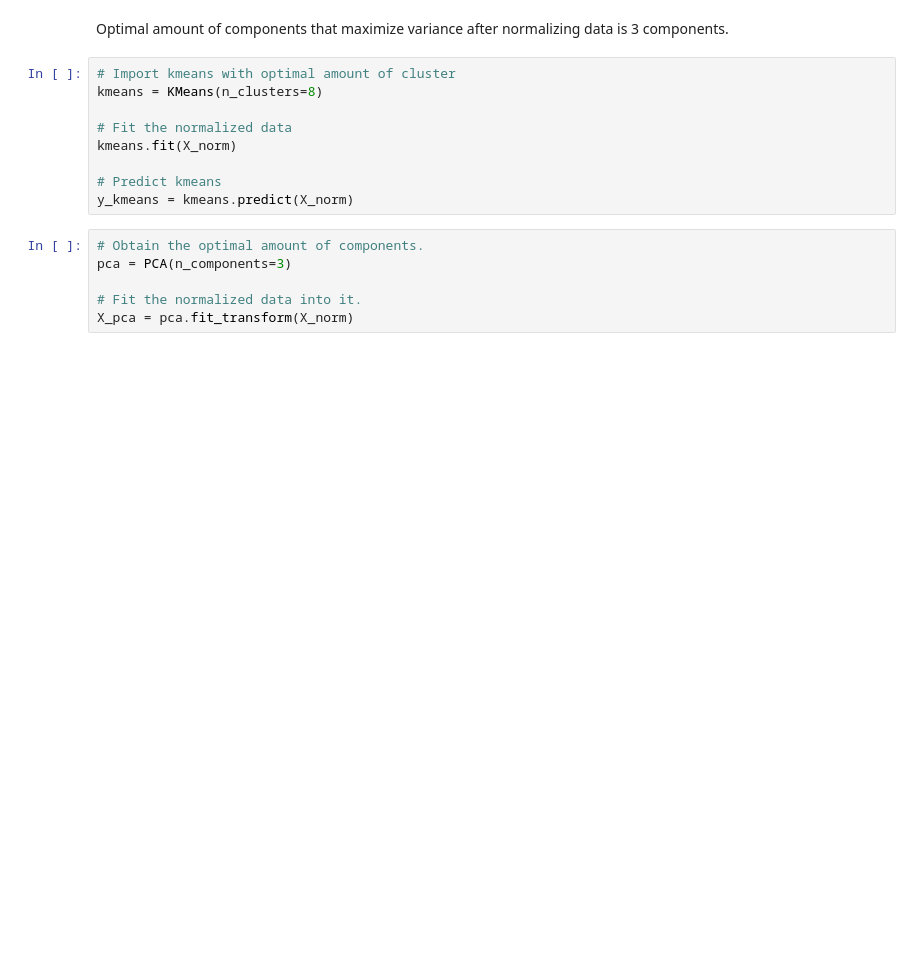
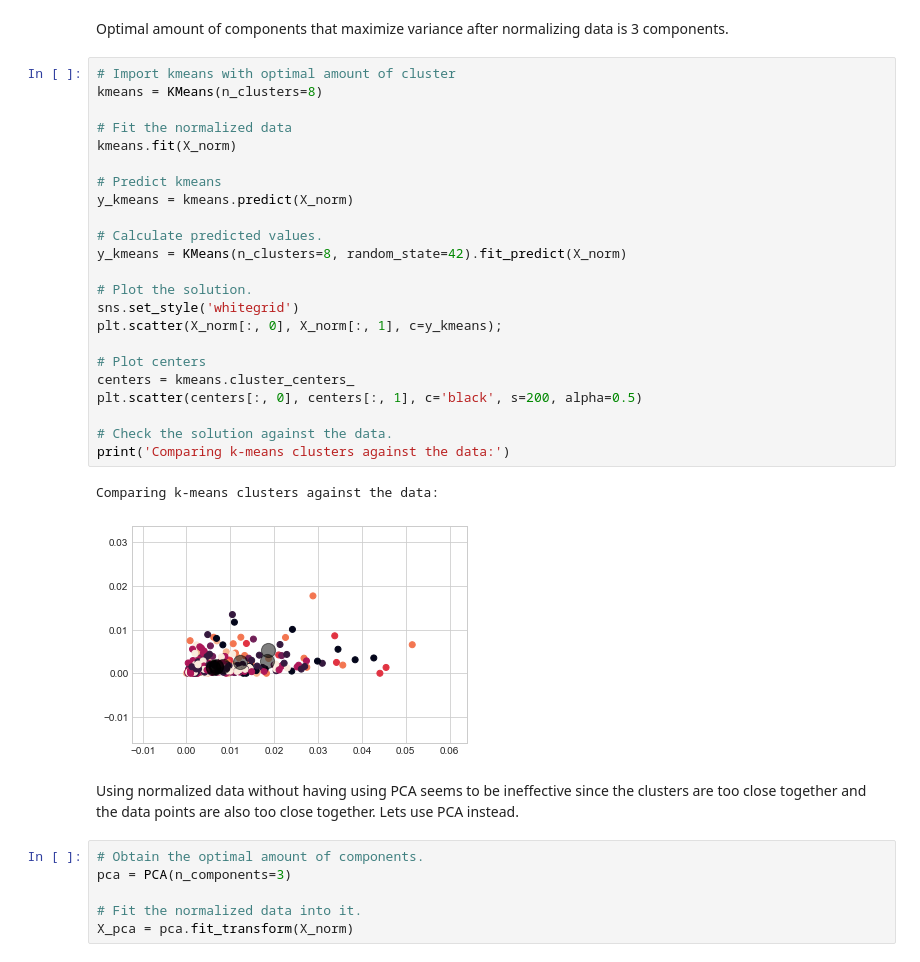
Before and after one commit to lamkg/Fantasy-Basketball-Draft-Project, a Jupyter notebook: Fantasy Basketball Projections 2019.ipynb, the cells around one changed output. Saved outputs shown, nothing was run; the diff lists cells and outputs as text; blank space fills up the shorter version.

Commit message:
Added another graph

```diff
--- a/Fantasy Basketball Projections 2019.ipynb
+++ b/Fantasy Basketball Projections 2019.ipynb
@@ -328,12 +328,31 @@ Optimal amount of components that maximize variance after normalizing data is 3
 # %%
 # Import kmeans with optimal amount of cluster
 kmeans = KMeans(n_clusters=8)
 
 # Fit the normalized data
 kmeans.fit(X_norm)
 
 # Predict kmeans
 y_kmeans = kmeans.predict(X_norm)
+
+# Calculate predicted values.
+y_kmeans = KMeans(n_clusters=8, random_state=42).fit_predict(X_norm)
+
+# Plot the solution.
+sns.set_style('whitegrid')
+plt.scatter(X_norm[:, 0], X_norm[:, 1], c=y_kmeans);
+
+# Plot centers
+centers = kmeans.cluster_centers_
+plt.scatter(centers[:, 0], centers[:, 1], c='black', s=200, alpha=0.5)
+
+# Check the solution against the data.
+print('Comparing k-means clusters against the data:')
+# %% [output]
+Comparing k-means clusters against the data:
+[figure, added]
+# %% [markdown]
+Using normalized data without having using PCA seems to be ineffective since the clusters are too close together and the data points are also too close together. Lets use PCA instead.
 # %%
 # Obtain the optimal amount of components.
 pca = PCA(n_components=3)
```
